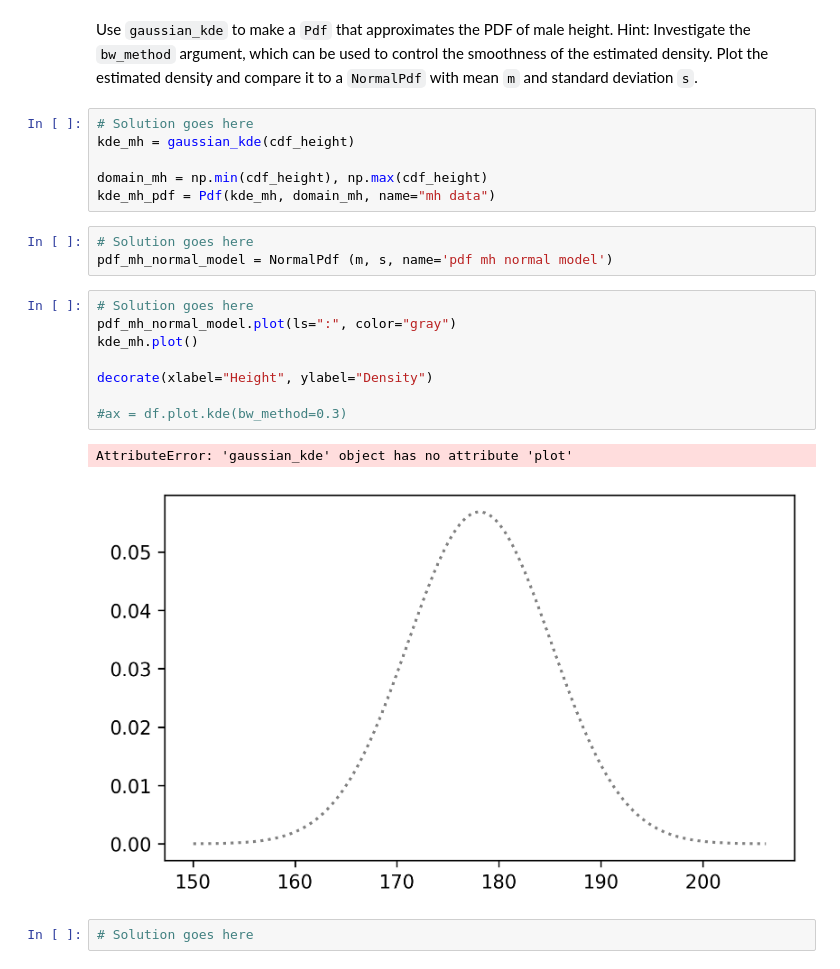
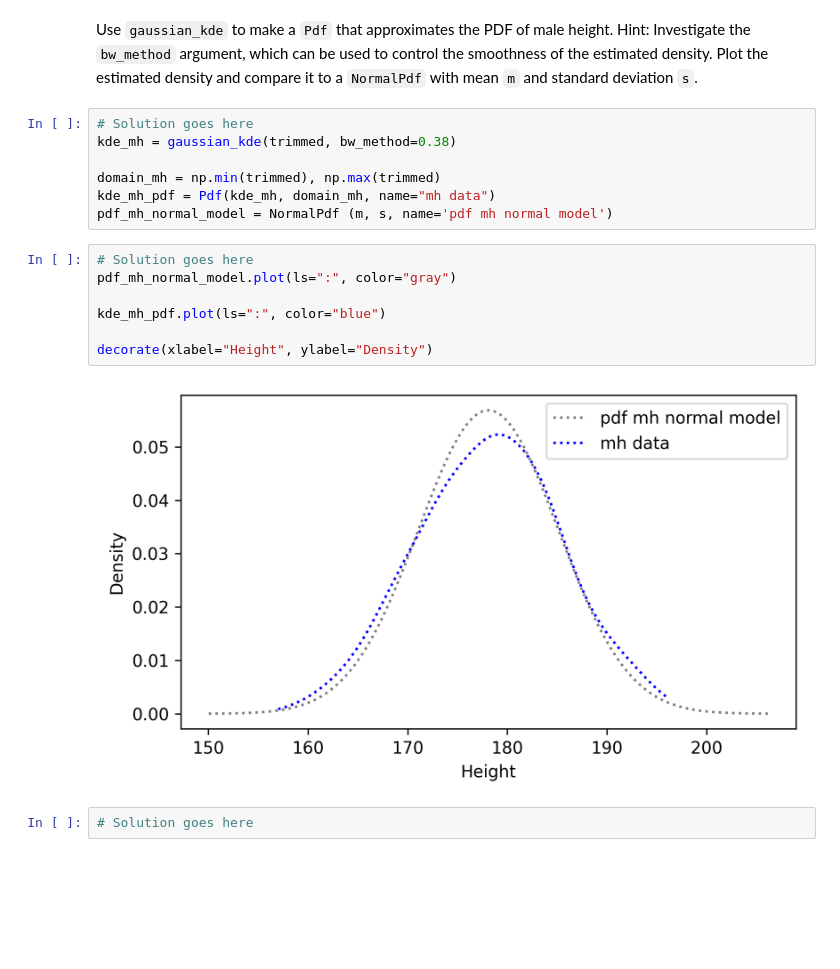
Before and after one commit to gi1no/Education, a Jupyter notebook: ThinkStats/chap06.ipynb, the cells around one changed output. Saved outputs shown, nothing was run; the diff lists cells and outputs as text; blank space fills up the shorter version.

```diff
--- a/ThinkStats/chap06.ipynb
+++ b/ThinkStats/chap06.ipynb
@@ -781,24 +781,20 @@ Hint: Investigate the `bw_method` argument, which can be used to control the smo
 Plot the estimated density and compare it to a `NormalPdf` with mean `m` and standard deviation `s`.
 # %%
 # Solution goes here
-kde_mh = gaussian_kde(cdf_height)
+kde_mh = gaussian_kde(trimmed, bw_method=0.38)
 
-domain_mh = np.min(cdf_height), np.max(cdf_height)
+domain_mh = np.min(trimmed), np.max(trimmed)
 kde_mh_pdf = Pdf(kde_mh, domain_mh, name="mh data")
+pdf_mh_normal_model = NormalPdf (m, s, name='pdf mh normal model')
-# %%
-# Solution goes here
-pdf_mh_normal_model = NormalPdf (m, s, name='pdf mh normal model')
 # %%
 # Solution goes here
 pdf_mh_normal_model.plot(ls=":", color="gray")
-kde_mh.plot()
+
+kde_mh_pdf.plot(ls=":", color="blue")
 
 decorate(xlabel="Height", ylabel="Density")
-
-#ax = df.plot.kde(bw_method=0.3)
 # %% [output]
-AttributeError: 'gaussian_kde' object has no attribute 'plot'
-[figure, old version]
+[figure, new version]
 # %%
 # Solution goes here
 # %% [markdown]
```
Also changed, not shown: parts of 4 cells of this notebook.
